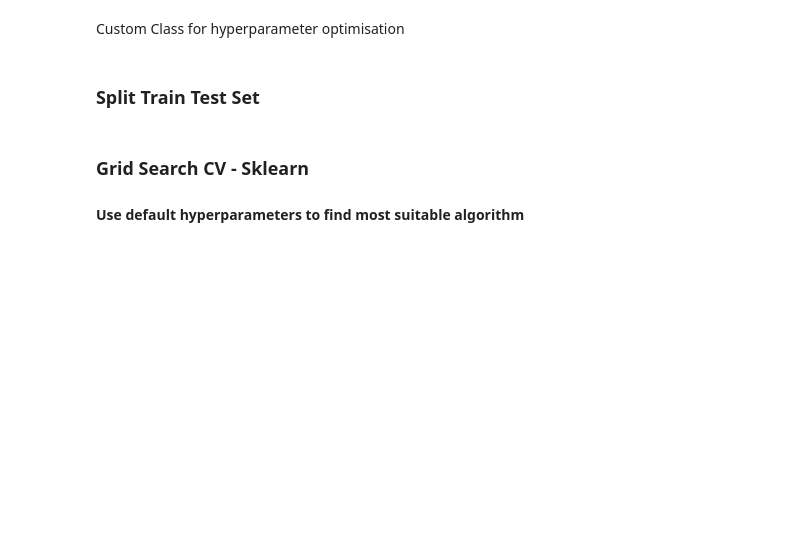
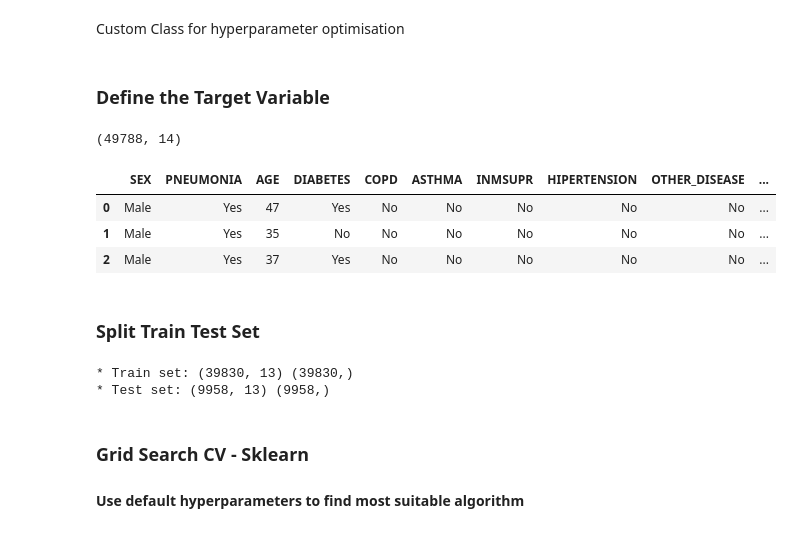
Before and after one commit to cniblock/milestone-covid-19-study, a Jupyter notebook: jupyter_notebooks/06 - Modeling and Evaluation - Regression.ipynb, the cells around one changed output. Saved outputs shown, nothing was run; the diff lists cells and outputs as text; code cells hidden in the pictures; blank space fills up the shorter version.

```diff
--- a/jupyter_notebooks/06 - Modeling and Evaluation - Regression.ipynb
+++ b/jupyter_notebooks/06 - Modeling and Evaluation - Regression.ipynb
@@ -164,20 +162,38 @@ class HyperparameterOptimizationSearch:
         columns = columns + [c for c in df.columns if c not in columns]
 
         return df[columns], self.grid_searches
+# %% [markdown]
+### Define the Target Variable
+# %%
+df['SEVERITY'] = np.where((df['ICU'] == 'Yes') | (df['INTUBED'] == 'Yes'), 1, 0)
+
+columns_to_drop = ['DIED', 'ICU', 'INTUBED']
+existing_columns_to_drop = [col for col in columns_to_drop if col in df.columns]
+df = df.drop(labels=existing_columns_to_drop, axis=1)
+
+print(df.shape)
+df.head(3)
+# %% [output]
+(49788, 14)
+|  | SEX | PNEUMONIA | AGE | DIABETES | COPD | ASTHMA | INMSUPR | HIPERTENSION | OTHER_DISEASE | ... |
+| 0 | Male | Yes | 47 | Yes | No | No | No | No | No | ... |
+| 1 | Male | Yes | 35 | No | No | No | No | No | No | ... |
+| 2 | Male | Yes | 37 | Yes | No | No | No | No | No | ... |
 # %% [markdown]
 ### Split Train Test Set
 # %%
 from sklearn.model_selection import train_test_split
 
-X_train, X_test, y_train, y_test = train_test_split(
-    df.drop(['RISK_LEVEL'], axis=1),
-    df['RISK_LEVEL'],
-    test_size=0.2,
-    random_state=0
-)
+X = df.drop(['SEVERITY'], axis=1)
+y = df['SEVERITY']
+
+X_train, X_test, y_train, y_test = train_test_split(X, y, test_size=0.2, random_state=0)
 
 print("* Train set:", X_train.shape, y_train.shape,
       "\n* Test set:",  X_test.shape, y_test.shape)
+# %% [output]
+* Train set: (39830, 13) (39830,)
+* Test set: (9958, 13) (9958,)
 # %% [markdown]
 ### Grid Search CV - Sklearn
 
```
Also changed, not shown: parts of 4 cells of this notebook.
